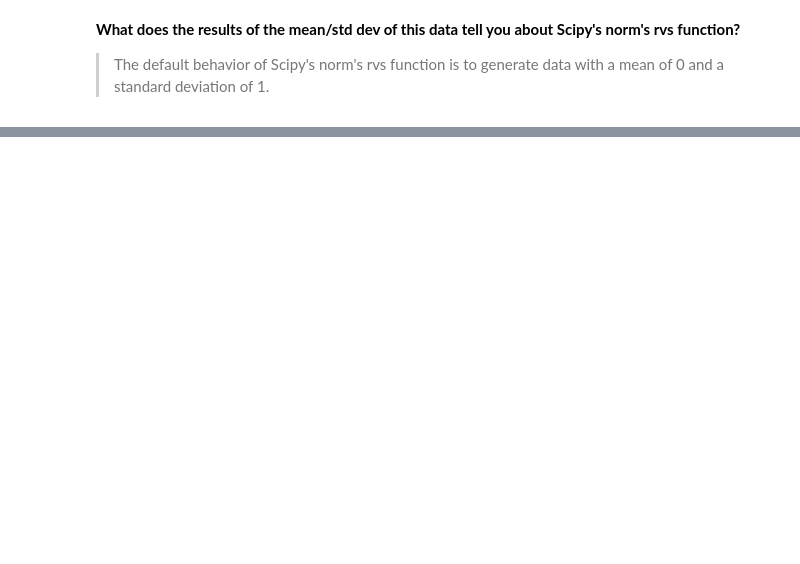
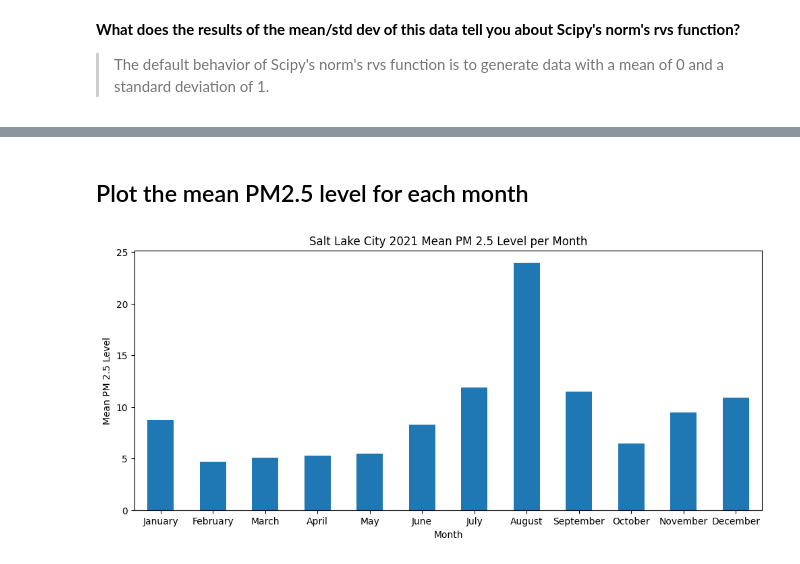
Before and after one commit to YuanRuQian/cs6017-labs, a Jupyter notebook: HW1/HW1.ipynb, the cells around one changed output, grey strips where cells are left out. Drawn from its saved outputs; the diff is of its cells as text; code cells hidden in the pictures; blank space fills up the shorter version.

```diff
--- a/HW1/HW1.ipynb
+++ b/HW1/HW1.ipynb
@@ -177,0 +209,20 @@ plot_histogram(norm_data_array_10000, num_bins=40)
+# %% [markdown]
+## Plot the mean PM2.5 level for each month
+# %%
+monthly_mean = df['HW-MC'].resample('M').mean()
+
+# Convert the index to month names
+monthly_mean.index = monthly_mean.index.strftime('%B')
+
+plt.figure(figsize=(12, 5))
+monthly_mean.plot(kind='bar')
+plt.xlabel('Month')
+plt.ylabel('Mean PM 2.5 Level')
+plt.title('Salt Lake City 2021 Mean PM 2.5 Level per Month')
+
+# Rotate x-axis labels
+plt.xticks(rotation=0)
+
+plt.show()
+# %% [output]
+[figure, added]
```
Also changed, not shown: parts of 23 cells of this notebook.
